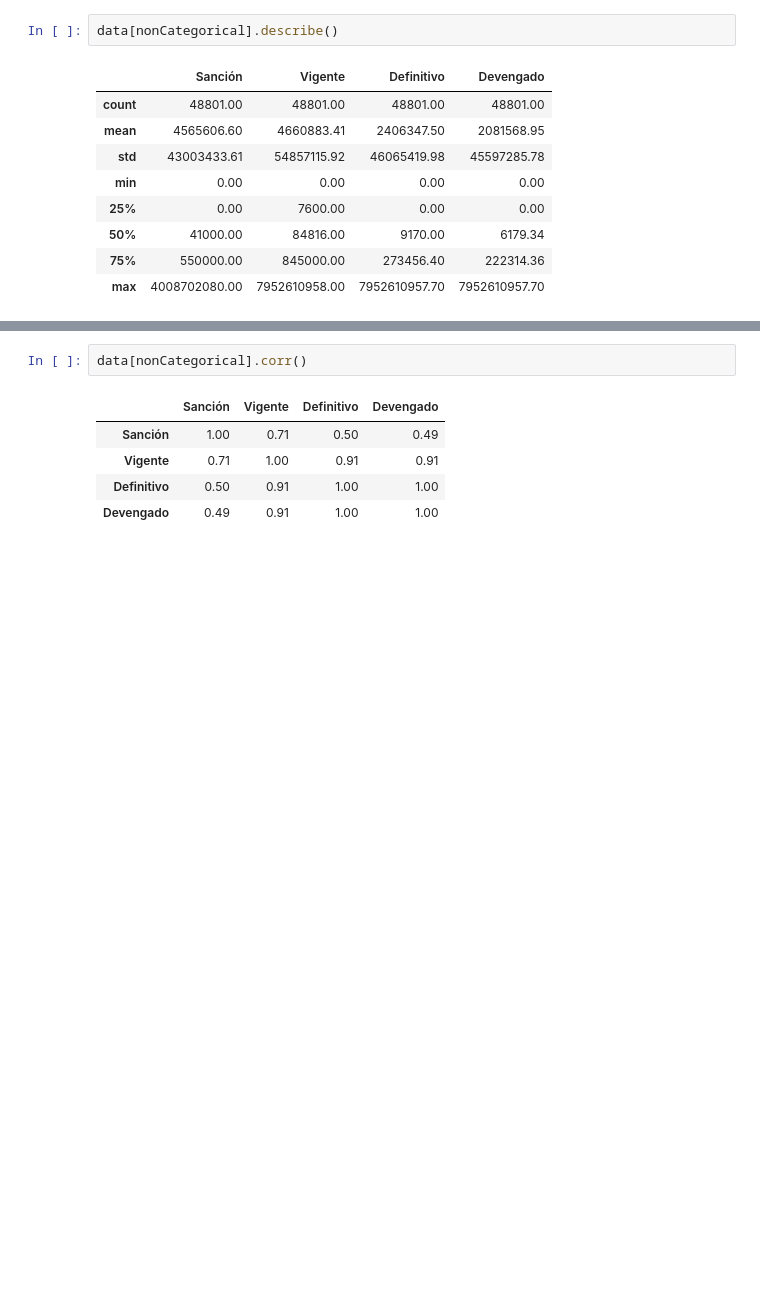
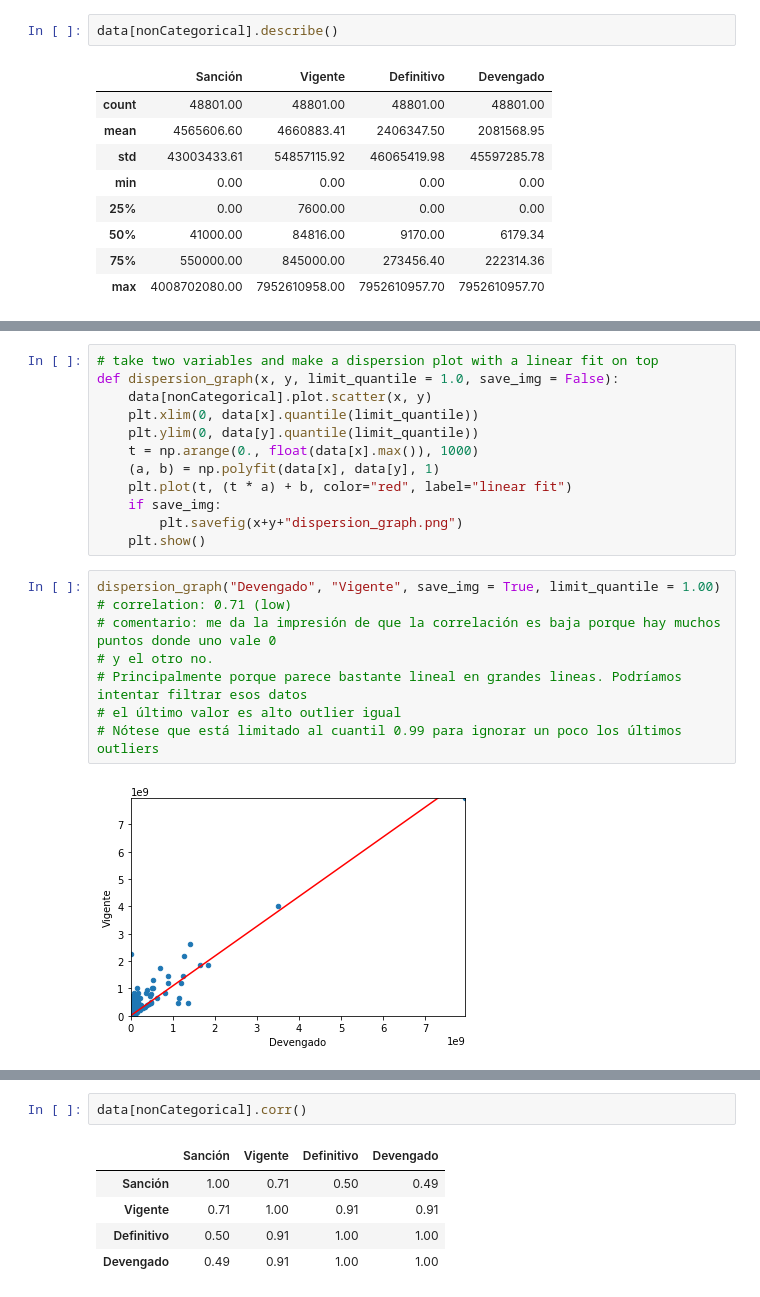
Before and after one commit to TenStrings/calidad-de-datos, a Jupyter notebook: aproximacion-a-la-calidad/tp1/tp1.ipynb, the cells around one changed output, grey strips where cells are left out. Drawn from its saved outputs; the diff is of its cells as text; blank space fills up the shorter version.

```diff
--- a/aproximacion-a-la-calidad/tp1/tp1.ipynb
+++ b/aproximacion-a-la-calidad/tp1/tp1.ipynb
@@ -71,0 +139,21 @@ plt.show(data[nonCategorical].plot.scatter("Sanción", "Vigente"))
+# %%
+# take two variables and make a dispersion plot with a linear fit on top
+def dispersion_graph(x, y, limit_quantile = 1.0, save_img = False):
+    data[nonCategorical].plot.scatter(x, y)
+    plt.xlim(0, data[x].quantile(limit_quantile))
+    plt.ylim(0, data[y].quantile(limit_quantile))
+    t = np.arange(0., float(data[x].max()), 1000)
+    (a, b) = np.polyfit(data[x], data[y], 1)
+    plt.plot(t, (t * a) + b, color="red", label="linear fit")
+    if save_img:
+        plt.savefig(x+y+"dispersion_graph.png")
+    plt.show()
+# %%
+dispersion_graph("Devengado", "Vigente", save_img = True, limit_quantile = 1.00) # correlation: 0.71 (low)
+# comentario: me da la impresión de que la correlación es baja porque hay muchos puntos donde uno vale 0
+# y el otro no.
+# Principalmente porque parece bastante lineal en grandes lineas. Podríamos intentar filtrar esos datos
+# el último valor es alto outlier igual
+# Nótese que está limitado al cuantil 0.99 para ignorar un poco los últimos outliers
+# %% [output]
+[figure, added]
```
Also changed, not shown: parts of 9 cells of this notebook, 1 other file.
